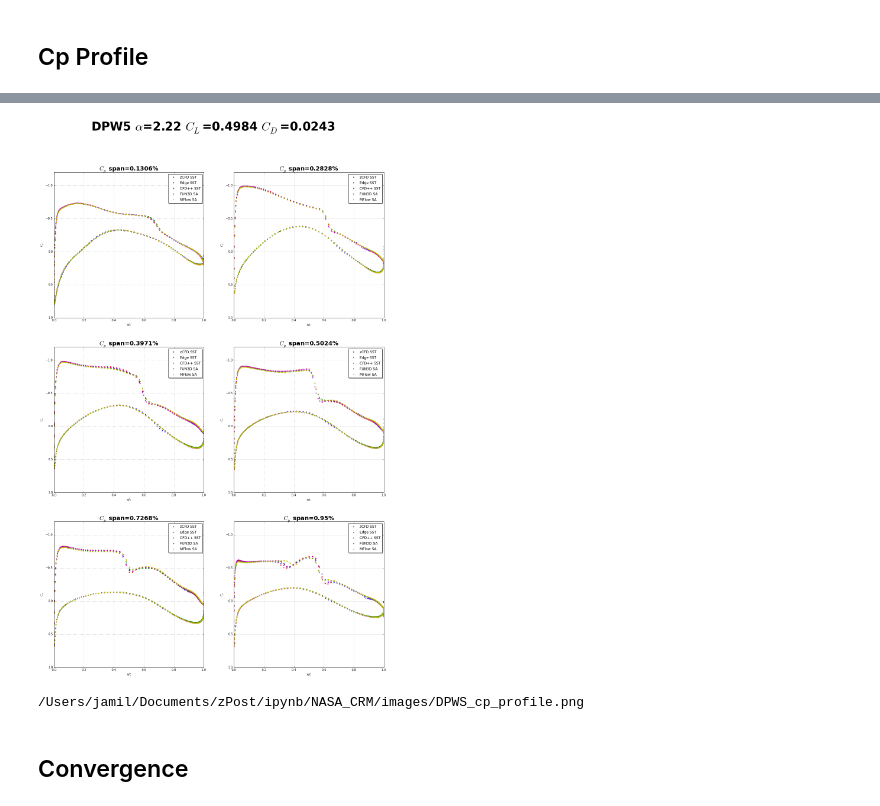
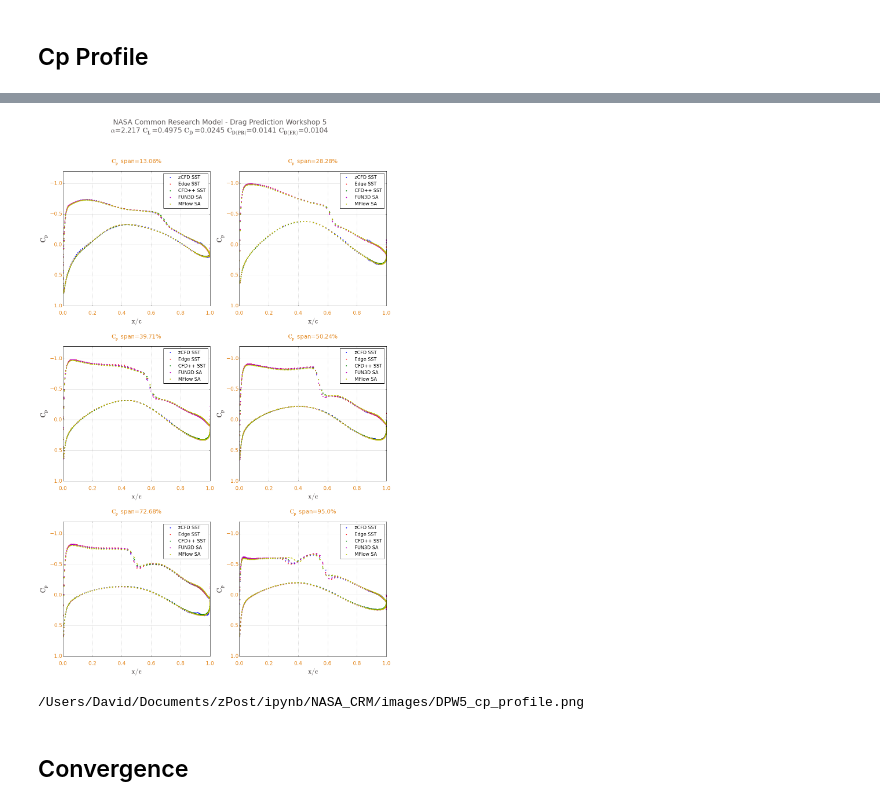
Before and after one commit to zCFD/zPost, a Jupyter notebook: ipynb/NASA_CRM/CRM.ipynb, the cells around one changed output, grey strips where cells are left out. Drawn from its saved outputs; the diff is of its cells as text; code cells hidden in the pictures.

```diff
--- a/ipynb/NASA_CRM/CRM.ipynb
+++ b/ipynb/NASA_CRM/CRM.ipynb
@@ -79,7 +103,7 @@ num_procs = str(status['num processor'])
 # %% [markdown]
 ### Define test conditions
 # %%
-alpha = 2.217 # degrees
+alpha = parameters['IC_1']['alpha'] # degrees
 reference_area = 594720.0 # inches^2
 reference_length = 275.8 # inches, mean chord.
 reference_span = 1156.75 # inches
@@ -115,7 +139,7 @@ def plot_array(data_array,pts_array,**kwargs):
 # %% [markdown]
 ### Comparison Data
 # %%
-# Reproduce plots from DPWS presentation, page 45
+# Reproduce plots from DPW5 presentation, page 45
 # Pressure data points (reference semi-span: 1156.75)
 # Station Type          WBL      ETA     Chord
 # 1       CFD Cut Only  121.459  0.1050  466.5
@@ -136,11 +160,9 @@ def plot_array(data_array,pts_array,**kwargs):
 # 16      CFD Cut Only  1145.183 0.9900  110.5
 
 #eta_values = [0.1306, 0.2828, 0.3971, 0.5024, 0.7268, 0.9500] # stations 4, 6, 9, 10, 12, 14
+
 from collections import OrderedDict
-station_values = OrderedDict([("S04" , 0.1306), ("S06" , 0.2828), ("S09" , 0.3971), ("S10" , 0.5024) , ("S12" , 0.7268), ("S14" , 0.9500)])
-
-#colours can be b: blue, g: green, r: red, c: cyan, m: magenta, y: yellow, k: black, w: white
-
+station_values = OrderedDict([("S04" , 0.1306), ("S06" , 0.2828), ("S09" , 0.3971),
+                              ("S10" , 0.5024), ("S12" , 0.7268), ("S14" , 0.9500)])
 sources = [["Edge SST","r"], ["CFD++ SST","g"], ["FUN3D SA", "m"], ["MFlow SA", "y"]]
-
-dpws_comparative_data = eval(open('data/DPWS_Comparative_Data.py', 'r').read())
+dpw5_comparative_data = eval(open('data/DPW5_Comparative_Data.py', 'r').read())
@@ -149,50 +179,72 @@ dpws_comparative_data = eval(open('data/DPWS_Comparative_Data.py', 'r').read())
 # %%
 from zutil.post import get_case_root
 from zutil.post import calc_force_wall
-
+from zutil.post import ProgressBar
+pbar = ProgressBar()
 
 pressure_force, friction_force = calc_force_wall(get_case_root(case_name,num_procs),
                                                  [],half_model=True,
                                                  alpha=alpha)
 
-C_L = (pressure_force[2] + friction_force[2])/reference_area
-C_D = (pressure_force[0] + friction_force[0])/reference_area
+C_L   = (pressure_force[2] + friction_force[2])/reference_area
+C_D_P = pressure_force[0]/reference_area
+C_D_F = friction_force[0]/reference_area
+C_D   = C_D_P + C_D_F
 
-fig = pl.figure(figsize=(20, 30),dpi=100, facecolor='w', edgecolor='k')
-fig.suptitle(r'DPW5 $\alpha$=' + ('%.2f ' % alpha) + ('$C_L$=%.4f ' % C_L) + ('$C_D$=%.4f ' % C_D), fontsize=40, fontweight='bold')
+fig = pl.figure(figsize=(20, 30), dpi=150, facecolor='w', edgecolor='#E48B25')
+
+fig.suptitle('NASA Common Research Model - Drag Prediction Workshop 5 \n'
+             + r'$\alpha$=' + ('%.3f ' % alpha)
+             + ('$\mathbf{C_L}$=%.4f ' % C_L)
+             + ('$\mathbf{C_D}$=%.4f ' % C_D)
+             + ('$\mathbf{C_{D(PR)}}$=%.4f ' % C_D_P)
+             + ('$\mathbf{C_{D(FR)}}$=%.4f ' % C_D_F),
+             fontsize=24, fontweight='normal', color = '#5D5858')
 
 plot = 1
+pbar+=5
 
 for station in station_values:
     span_loc = station_values[station]
     ax = fig.add_subplot(len(station_values)/2,2,plot)
-    ax.set_title('$C_p$ span='+str(span_loc)+'%', fontsize=20, fontweight='bold')
+    ax.set_title('$\mathbf{C_p}$ span='+str(span_loc*100)+'% \n',
+                 fontsize=20, fontweight='normal', color = '#E48B25')
     ax.grid(True)
-    ax.set_xlabel('x/c')
-    ax.set_ylabel('$C_p$')
+    ax.set_xlabel('$\mathbf{x/c}$', fontsize=24, fontweight='bold', color = '#5D5858')
+    ax.set_ylabel('$\mathbf{C_p}$', fontsize=24, fontweight='bold', color = '#5D5858')
     ax.axis([0.0,1.0,1.0,-1.2])
     plot_cp_profile(ax,get_case_root(case_name,num_procs),span_loc)
 
     for source, colour in sources:
         plotlist_x = []
         plotlist_y = []
-        for key, value in dpws_comparative_data["L3"][source][station]['X/C'].iteritems():
+        for key, value in dpw5_comparative_data["L3"][source][station]['X/C'].iteritems():
             plotlist_x.append(value)
-        for key, value in dpws_comparative_data["L3"][source][station]['CP'].iteritems():
+        for key, value in dpw5_comparative_data["L3"][source][station]['CP'].iteritems():
             plotlist_y.append(value)
 
         ax.plot(plotlist_x, plotlist_y, 'r.', color=colour, label=source)
 
-    ax.legend(loc='upper right', shadow=True, scatterpoints=1, numpoints=1)
+    legend = ax.legend(loc='best', scatterpoints=1, numpoints=1, shadow=False, fontsize=16)
+    legend.get_frame().set_facecolor('white')
+    ax.tick_params(axis='x', pad=16)
+
+    for tick in ax.xaxis.get_major_ticks():
+        tick.label.set_fontsize(18)
+        tick.label.set_fontweight('normal')
+        tick.label.set_color('#E48B25')
+    for tick in ax.yaxis.get_major_ticks():
+        tick.label.set_fontsize(18)
+        tick.label.set_fontweight('normal')
+        tick.label.set_color('#E48B25')
 
     plot += 1
+    pbar+=5
 
-from matplotlib.backends.backend_pdf import PdfPages
-pp = PdfPages('images/DPWS_cp_profile.pdf')
-pp.savefig()
-pp.close()
-fig.savefig("images/DPWS_cp_profile.png")
+fig.subplots_adjust(hspace=0.3)
+fig.savefig("images/DPW5_cp_profile.png")
+pbar.complete()
 show()
 from IPython.display import FileLink, display
-display(FileLink('images/DPWS_cp_profile.png'))
+display(FileLink('images/DPW5_cp_profile.png'))
 # %% [output]
@@ -199,5 +261,5 @@ display(FileLink('images/DPWS_cp_profile.png'))
-[figure, old version]
+[figure, new version]
-/Users/jamil/Documents/zPost/ipynb/NASA_CRM/images/DPWS_cp_profile.png
+/Users/David/Documents/zPost/ipynb/NASA_CRM/images/DPW5_cp_profile.png
 # %% [markdown]
 ## Convergence
 # %%
```
Also changed, not shown: parts of 16 cells of this notebook.
